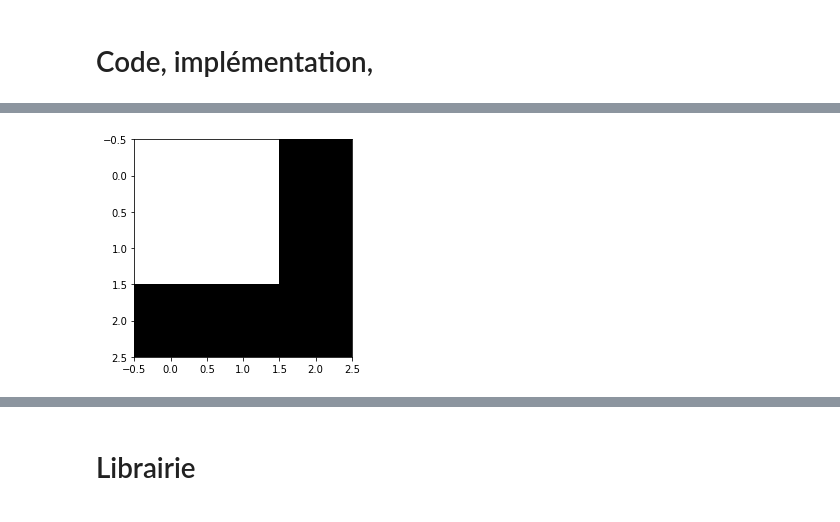
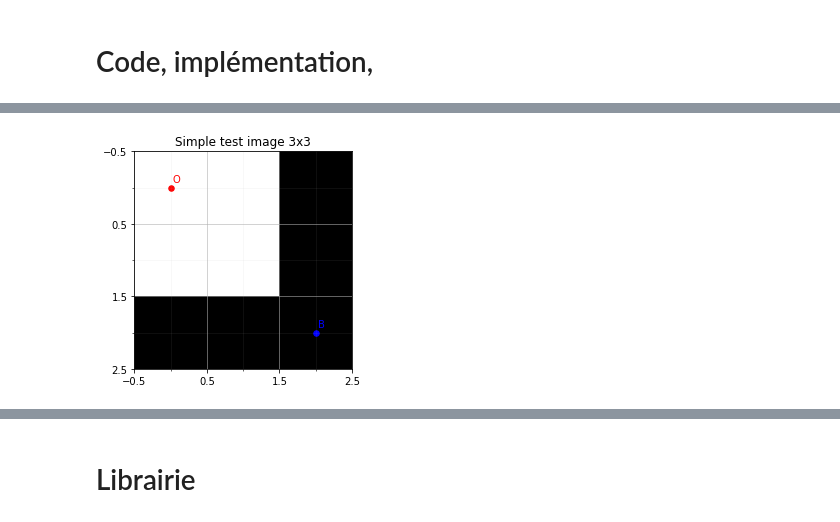
Before and after one commit to sellaziz/compi-graph-cut, a Jupyter notebook: Graphcut_Presentation_grp3b.ipynb, the cells around one changed output, grey strips where cells are left out. Drawn from its saved outputs; the diff is of its cells as text; code cells hidden in the pictures.

```diff
--- a/Graphcut_Presentation_grp3b.ipynb
+++ b/Graphcut_Presentation_grp3b.ipynb
@@ -48,10 +40,34 @@ plt.show()
-# %%
-O = [(0,0)] # Prior Object - Source S
-B = [(2,2)] # Prior Background - Sink T
-priors = (O,B)
-G,_ = image2graph(img, *priors, nbins=10, prior_as_index=True)
-seg = graph2img(segment(G), *img.shape)
-plt.imshow(seg, cmap='gray')
-plt.show()
-# %% [output]
-[figure, removed]
+# %%
+# Create a simple image
+img = np.zeros((3,3))
+img[:2,:2] = 1
+
+
+fig = plt.figure()
+ax = fig.add_subplot(1, 1, 1)
+ax.set_title('Simple test image 3x3')
+
+# Major ticks every 20, minor ticks every 5
+major_ticks = np.arange(-.5, 3, 1)
+minor_ticks = np.arange(-.5, 3, .5)
+
+ax.set_xticks(major_ticks)
+ax.set_xticks(minor_ticks, minor=True)
+ax.set_yticks(major_ticks)
+ax.set_yticks(minor_ticks, minor=True)
+
+# And a corresponding grid
+ax.grid(which='both')
+
+# Or if you want different settings for the grids:
+ax.grid(which='minor', alpha=0.1)
+ax.grid(which='major', alpha=0.7)
+
+ax.imshow(img, cmap='gray')
+ax.scatter([0],[0], c='red', s=30)
+ax.scatter([2],[2], c='blue', s=30)
+ax.text(.03,-.07,'O', c='red')
+ax.text(2.03,1.93,'B', c='blue')
+plt.show()
+# %% [output]
+[figure, added]
```
Also changed, not shown: parts of 7 cells of this notebook, 1 other file.
